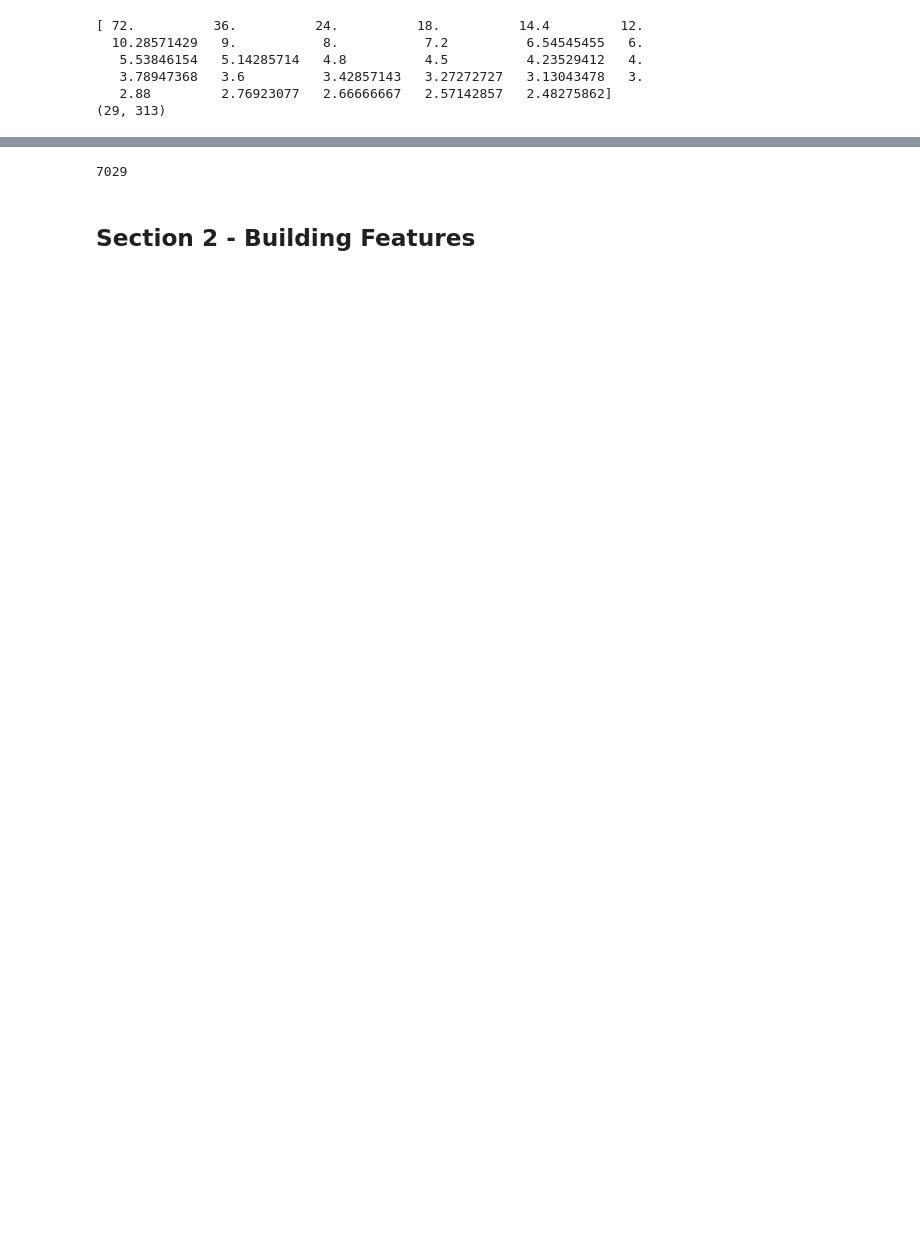
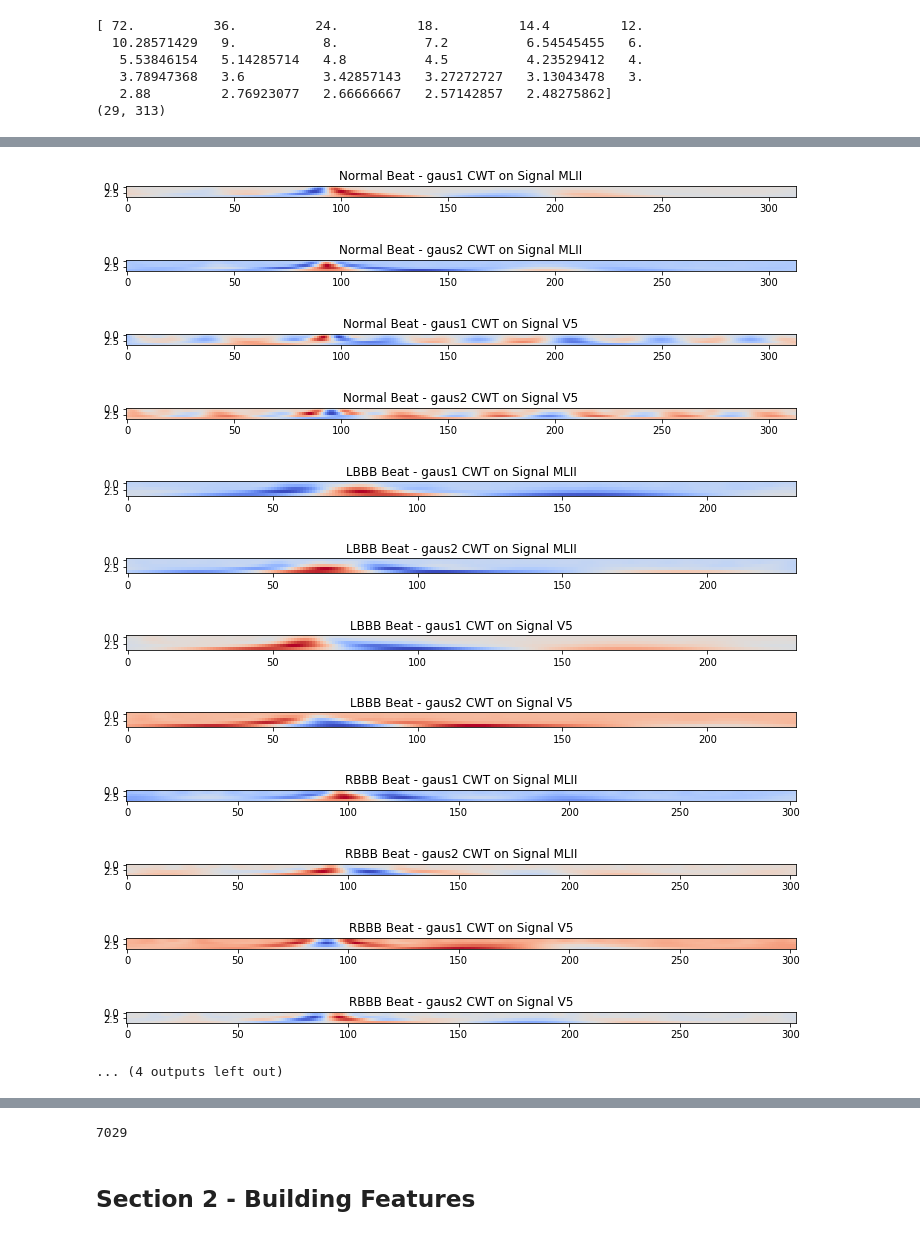
Before and after one commit to cx1111/beat-classifier, a Jupyter notebook: analysis/1-wavelets.ipynb, the cells around one changed output, grey strips where cells are left out. Saved outputs shown, nothing was run; the diff lists cells and outputs as text; code cells hidden in the pictures; blank space fills up the shorter version.

```diff
--- a/analysis/1-wavelets.ipynb
+++ b/analysis/1-wavelets.ipynb
@@ -203,0 +177,29 @@ plt.show()
+# %%
+# Show output of continuous wavelet transform with two wavelet types, on both channels.
+sig_names = ['MLII', 'V5']
+wavelet_types = ['gaus1', 'gaus2']
+sample_beats = [n_beats[0], l_beats[0], r_beats[0], v_beats[0]]
+
+for beat_num in range(len(BEAT_TYPES)):
+    for sig_num in range(len(sig_names)):
+        for w in wavelet_types:
+            coef, freqs = pywt.cwt(data=sample_beats[beat_num][:, sig_num], scales=[2,4,8,16,32], wavelet=w,
+                                   sampling_period=sampling_period)
+            plt.figure(figsize=(12, 9))
+            plt.title('{} Beat - {} CWT on Signal {}'.format(BEAT_TYPES[beat_num], w, sig_names[sig_num]))
+            plt.imshow(coef, cmap='coolwarm')
+            plt.show()
+# %% [output]
+[figure, added]
+[figure, added]
+[figure, added]
+[figure, added]
+[figure, added]
+[figure, added]
+[figure, added]
+[figure, added]
+[figure, added]
+[figure, added]
+[figure, added]
+[figure, added]
+... (4 outputs left out)
```
Also changed, not shown: parts of 28 cells of this notebook, 1 other file.
